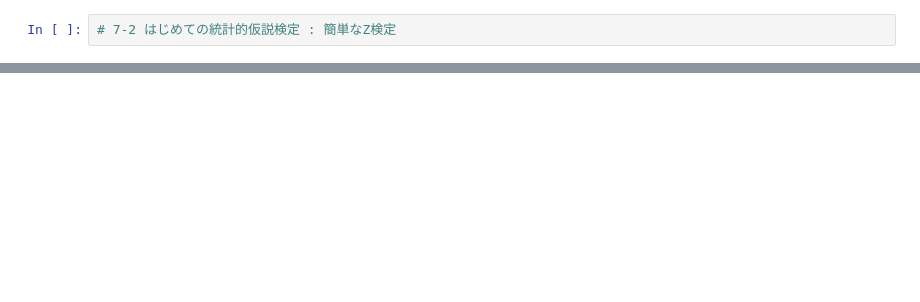
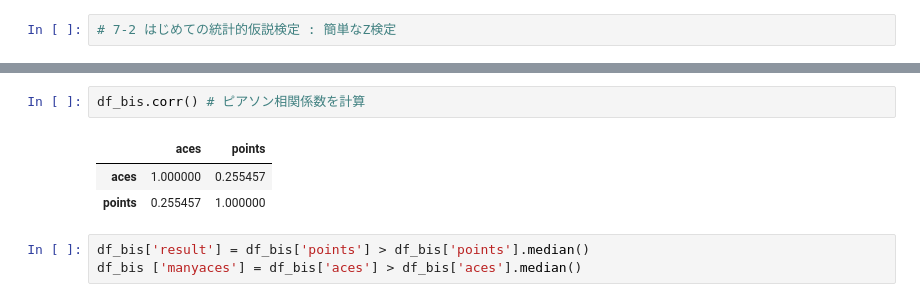
Before and after one commit to discocactus/IPython_DataScienceCookBook, a Jupyter notebook: IPythonDSCB_7.ipynb, the cells around one changed output, grey strips where cells are left out. Cells and saved outputs as stored; diff of their text form; blank space fills up the shorter version.

```diff
--- a/IPythonDSCB_7.ipynb
+++ b/IPythonDSCB_7.ipynb
@@ -94,0 +119,9 @@ plt.ylabel('Proportion of double faults per match.');
+# %%
+df_bis.corr() # ピアソン相関係数を計算
+# %% [output]
+|  | aces | points |
+| aces | 1.000000 | 0.255457 |
+| points | 0.255457 | 1.000000 |
+# %%
+df_bis['result'] = df_bis['points'] > df_bis['points'].median()
+df_bis ['manyaces'] = df_bis['aces'] > df_bis['aces'].median()
```
Also changed, not shown: parts of 26 cells of this notebook.
